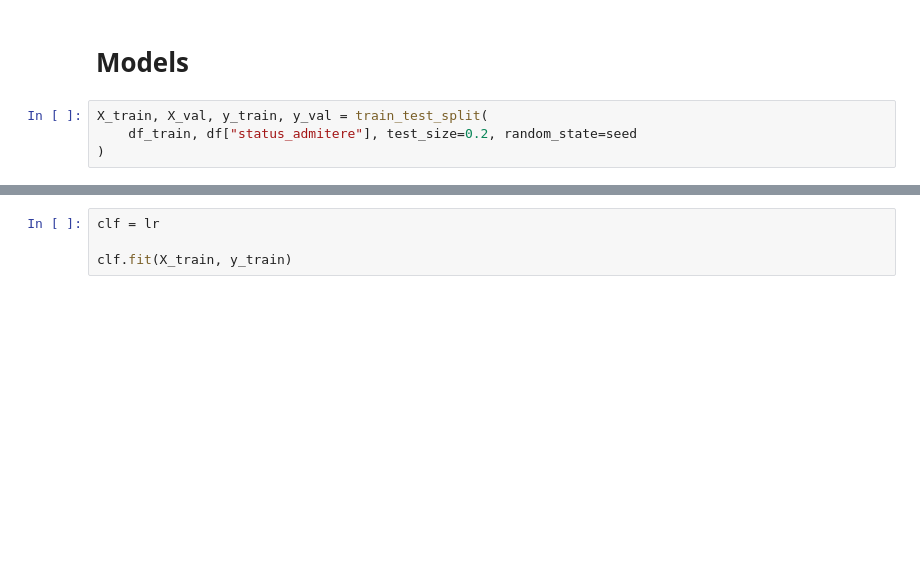
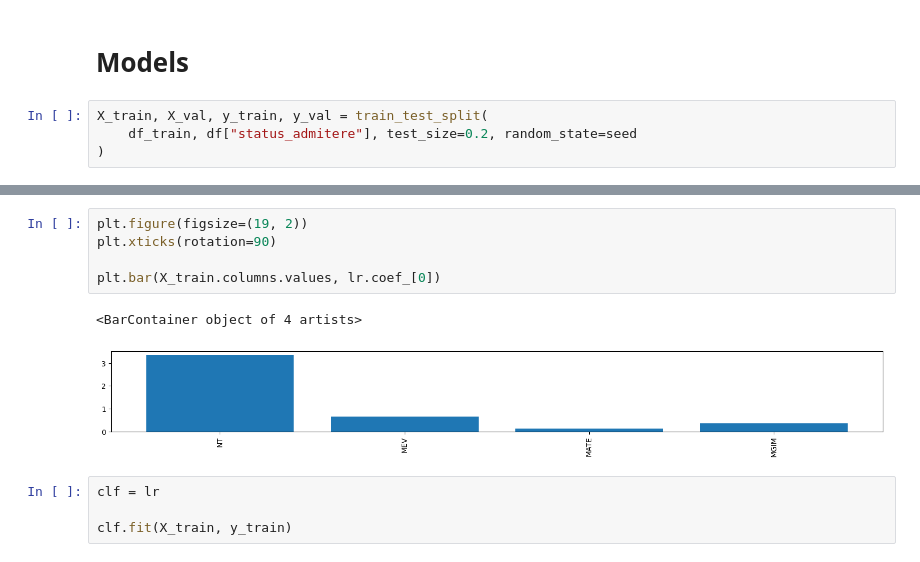
Before and after one commit to stefanasandei/roai-solved, a Jupyter notebook: simulare-03/admitere-liceu/admitere-liceu.ipynb, the cells around one changed output, grey strips where cells are left out. Saved outputs shown, nothing was run; the diff lists cells and outputs as text; blank space fills up the shorter version.

```diff
--- a/simulare-03/admitere-liceu/admitere-liceu.ipynb
+++ b/simulare-03/admitere-liceu/admitere-liceu.ipynb
@@ -86,3 +87,11 @@ evaluate(lr)
+# %%
+plt.figure(figsize=(19, 2))
+plt.xticks(rotation=90)
+
+plt.bar(X_train.columns.values, lr.coef_[0])
+# %% [output]
+<BarContainer object of 4 artists>
+[figure, added]
 # %%
 clf = lr
 
```
Also changed, not shown: parts of 8 cells of this notebook, 1 other file.
